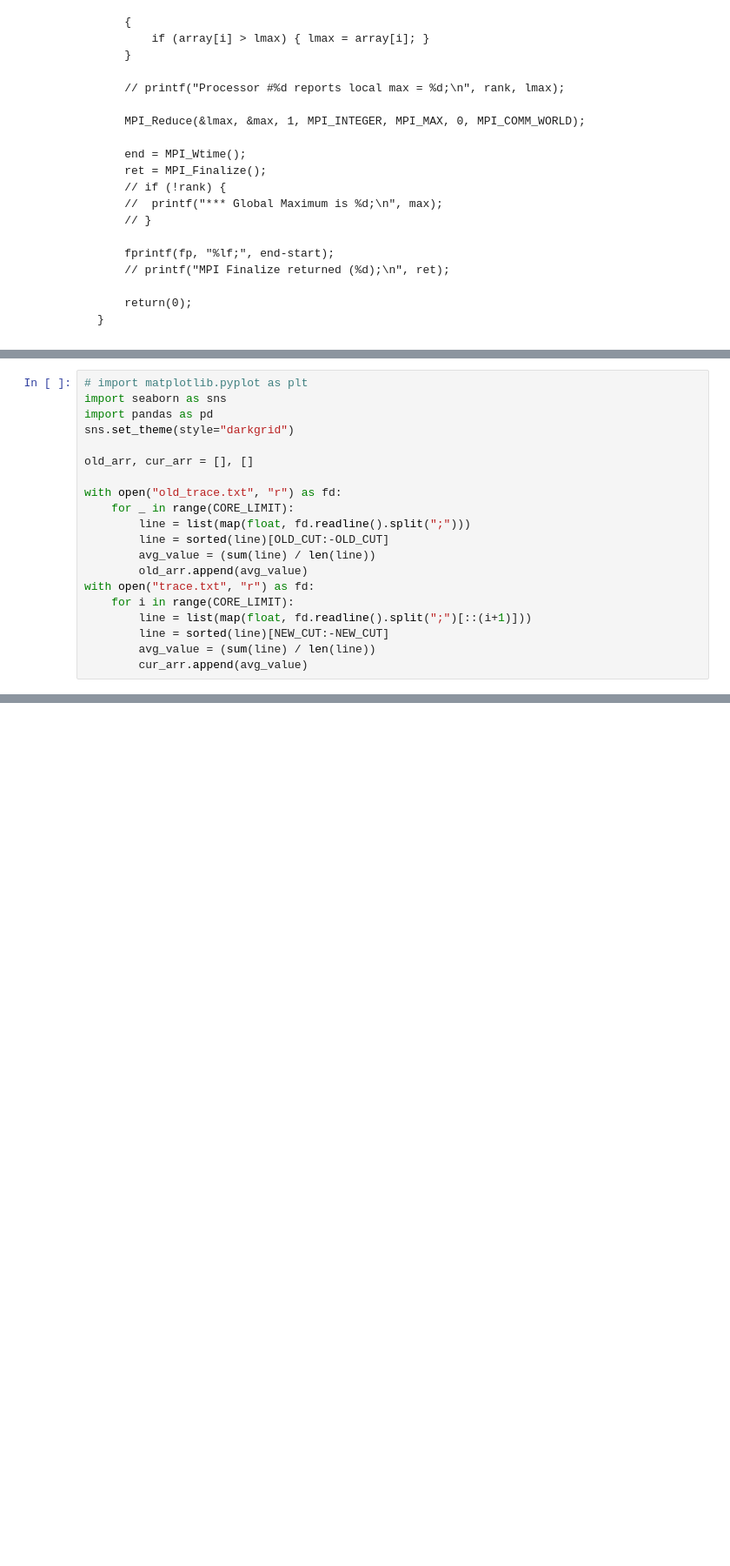
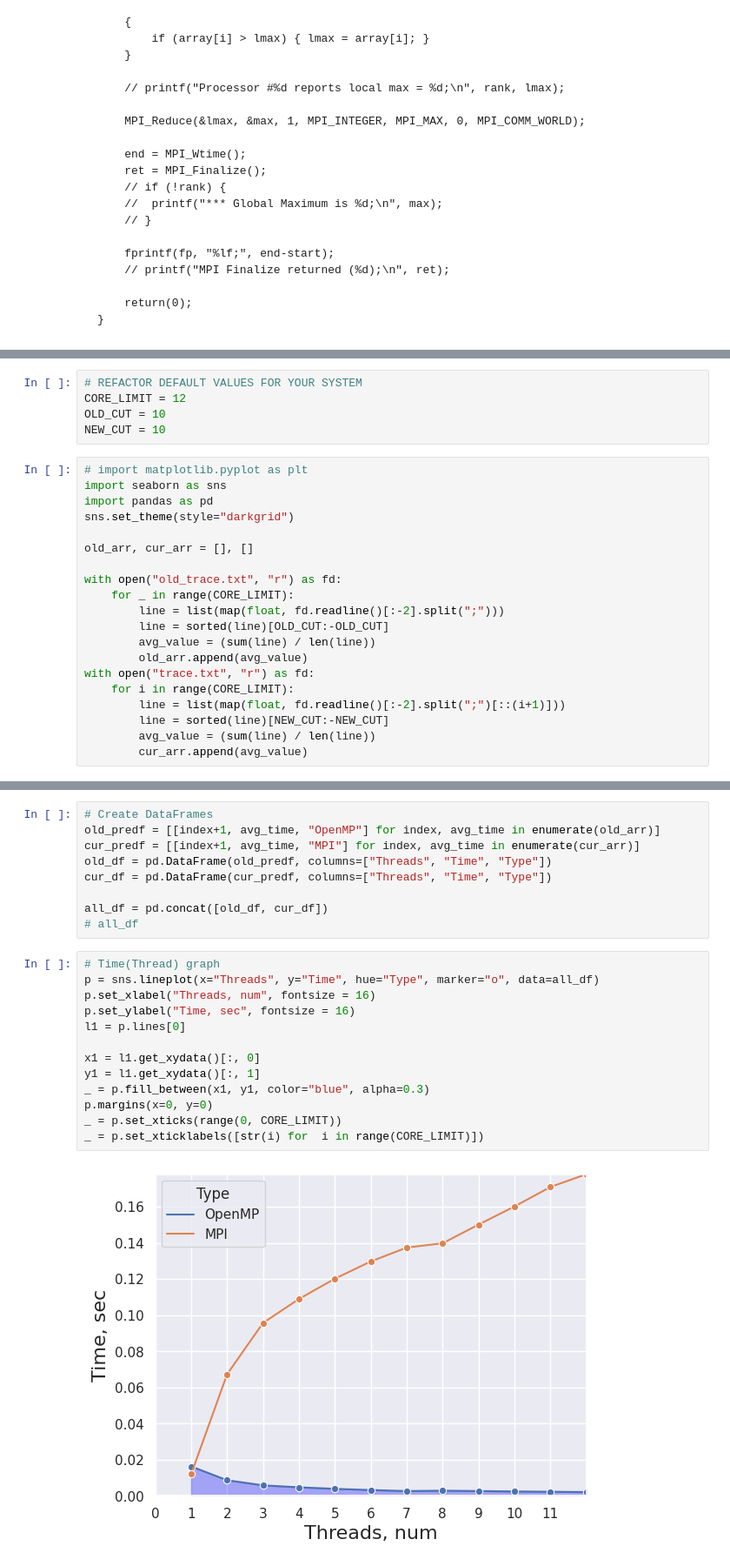
Before and after one commit to ThePigeonKing/skiddadle_skadoodle, a Jupyter notebook: lab5/Report5.ipynb, the cells around one changed output, grey strips where cells are left out. Shown at 87% size. Cells and saved outputs as stored; diff of their text form; blank space fills up the shorter version.

```diff
--- a/lab5/Report5.ipynb
+++ b/lab5/Report5.ipynb
@@ -136,3 +131,8 @@ NEW_CUT = 2
+# %%
+# REFACTOR DEFAULT VALUES FOR YOUR SYSTEM
+CORE_LIMIT = 12
+OLD_CUT = 10
+NEW_CUT = 10
 # %%
 # import matplotlib.pyplot as plt
 import seaborn as sns
@@ -143,13 +143,13 @@ old_arr, cur_arr = [], []
 
 with open("old_trace.txt", "r") as fd:
     for _ in range(CORE_LIMIT):
-        line = list(map(float, fd.readline().split(";")))
+        line = list(map(float, fd.readline()[:-2].split(";")))
         line = sorted(line)[OLD_CUT:-OLD_CUT]
         avg_value = (sum(line) / len(line))
         old_arr.append(avg_value)
 with open("trace.txt", "r") as fd:
     for i in range(CORE_LIMIT):
-        line = list(map(float, fd.readline().split(";")[::(i+1)]))
+        line = list(map(float, fd.readline()[:-2].split(";")[::(i+1)]))
         line = sorted(line)[NEW_CUT:-NEW_CUT]
         avg_value = (sum(line) / len(line))
         cur_arr.append(avg_value)
@@ -195,3 +172,27 @@ _ = p.axvline(x=6, ymax=0.31, color="red", alpha=0.4)
+# %%
+# Create DataFrames
+old_predf = [[index+1, avg_time, "OpenMP"] for index, avg_time in enumerate(old_arr)]
+cur_predf = [[index+1, avg_time, "MPI"] for index, avg_time in enumerate(cur_arr)]
+old_df = pd.DataFrame(old_predf, columns=["Threads", "Time", "Type"])
+cur_df = pd.DataFrame(cur_predf, columns=["Threads", "Time", "Type"])
+
+all_df = pd.concat([old_df, cur_df])
+# all_df
+# %%
+# Time(Thread) graph
+p = sns.lineplot(x="Threads", y="Time", hue="Type", marker="o", data=all_df)
+p.set_xlabel("Threads, num", fontsize = 16)
+p.set_ylabel("Time, sec", fontsize = 16)
+l1 = p.lines[0]
+
+x1 = l1.get_xydata()[:, 0]
+y1 = l1.get_xydata()[:, 1]
+_ = p.fill_between(x1, y1, color="blue", alpha=0.3)
+p.margins(x=0, y=0)
+_ = p.set_xticks(range(0, CORE_LIMIT))
+_ = p.set_xticklabels([str(i) for  i in range(CORE_LIMIT)])
+# %% [output]
+[figure, added]
 # %%
 accceleration = [0] * 12
 for i in range(0, len(accceleration)):
```
Also changed, not shown: parts of 3 cells of this notebook, 3 other files.
